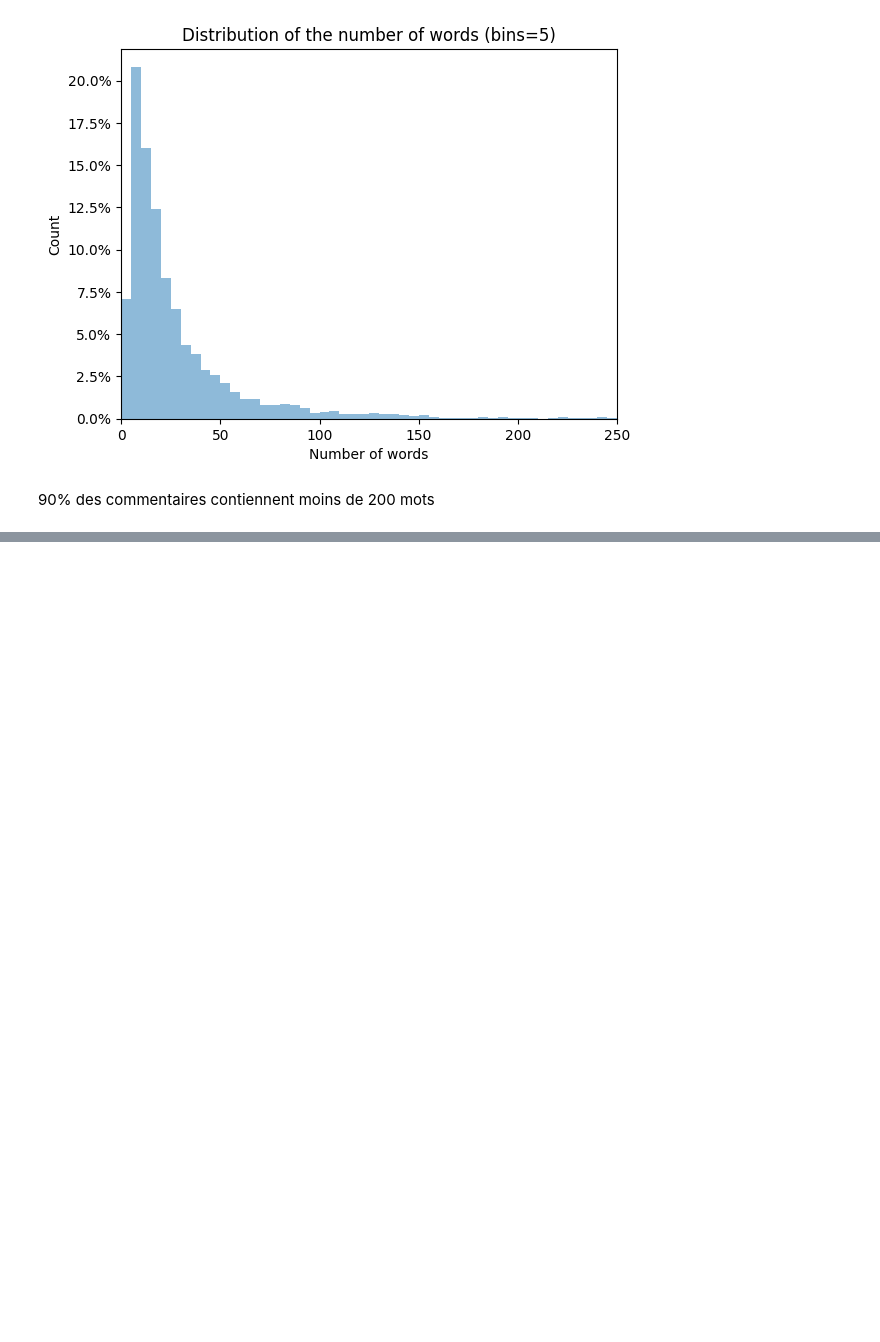
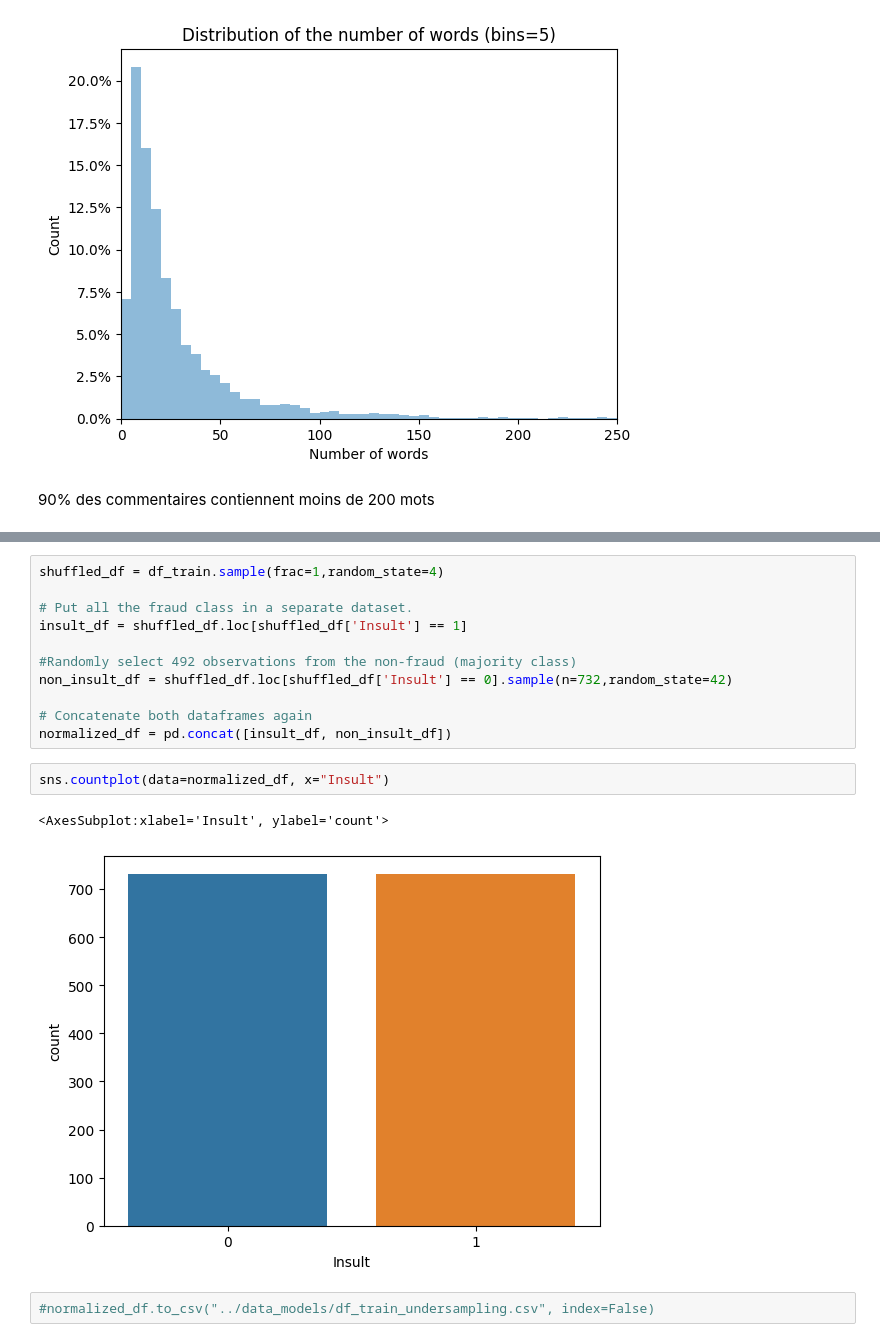
Before and after one commit to Mouni0816/OnlineInsultDetection, a Jupyter notebook: Notebooks/1_Cleaning.ipynb, the cells around one changed output, grey strips where cells are left out. Saved outputs shown, nothing was run; the diff lists cells and outputs as text; blank space fills up the shorter version.

Commit message:
undersampling dataset et nouvelles performances

```diff
--- a/Notebooks/1_Cleaning.ipynb
+++ b/Notebooks/1_Cleaning.ipynb
@@ -147,0 +164,18 @@ plt.show()
+# %%
+shuffled_df = df_train.sample(frac=1,random_state=4)
+
+# Put all the fraud class in a separate dataset.
+insult_df = shuffled_df.loc[shuffled_df['Insult'] == 1]
+
+#Randomly select 492 observations from the non-fraud (majority class)
+non_insult_df = shuffled_df.loc[shuffled_df['Insult'] == 0].sample(n=732,random_state=42)
+
+# Concatenate both dataframes again
+normalized_df = pd.concat([insult_df, non_insult_df])
+# %%
+sns.countplot(data=normalized_df, x="Insult")
+# %% [output]
+<AxesSubplot:xlabel='Insult', ylabel='count'>
+[figure, added]
+# %%
+#normalized_df.to_csv("../data_models/df_train_undersampling.csv", index=False)
```
Also changed, not shown: parts of 4 cells of this notebook, 1 other file.
